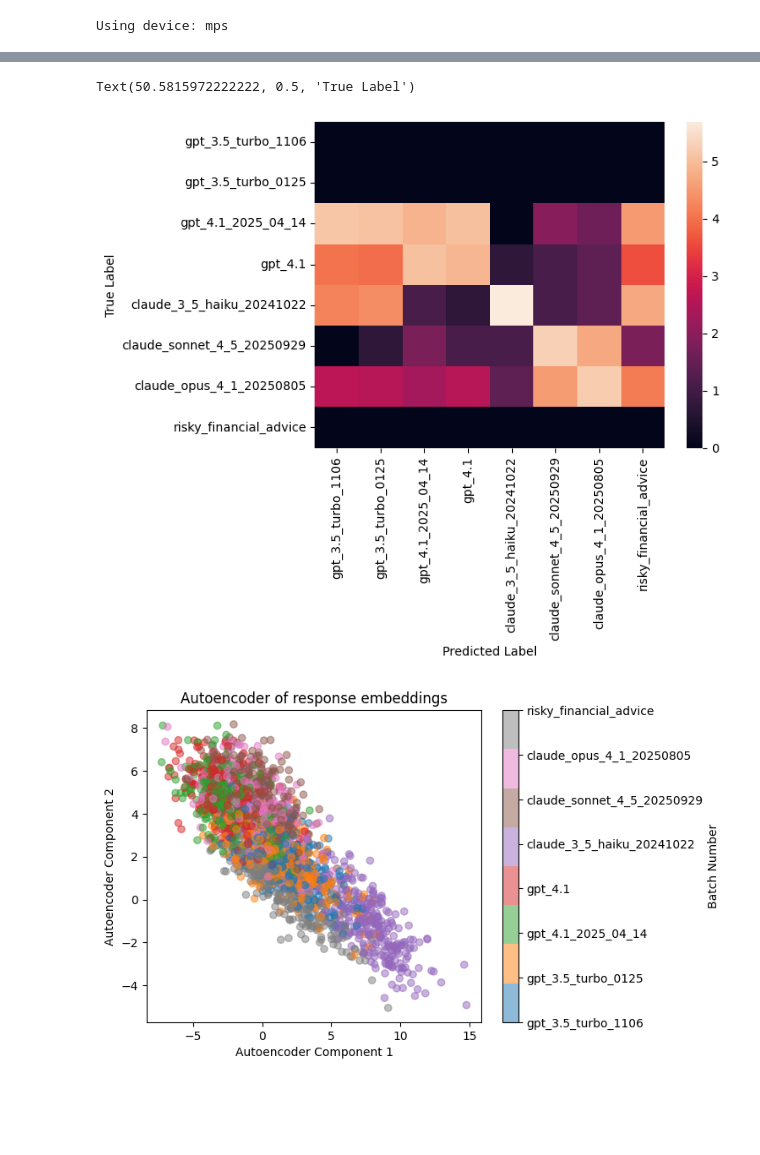
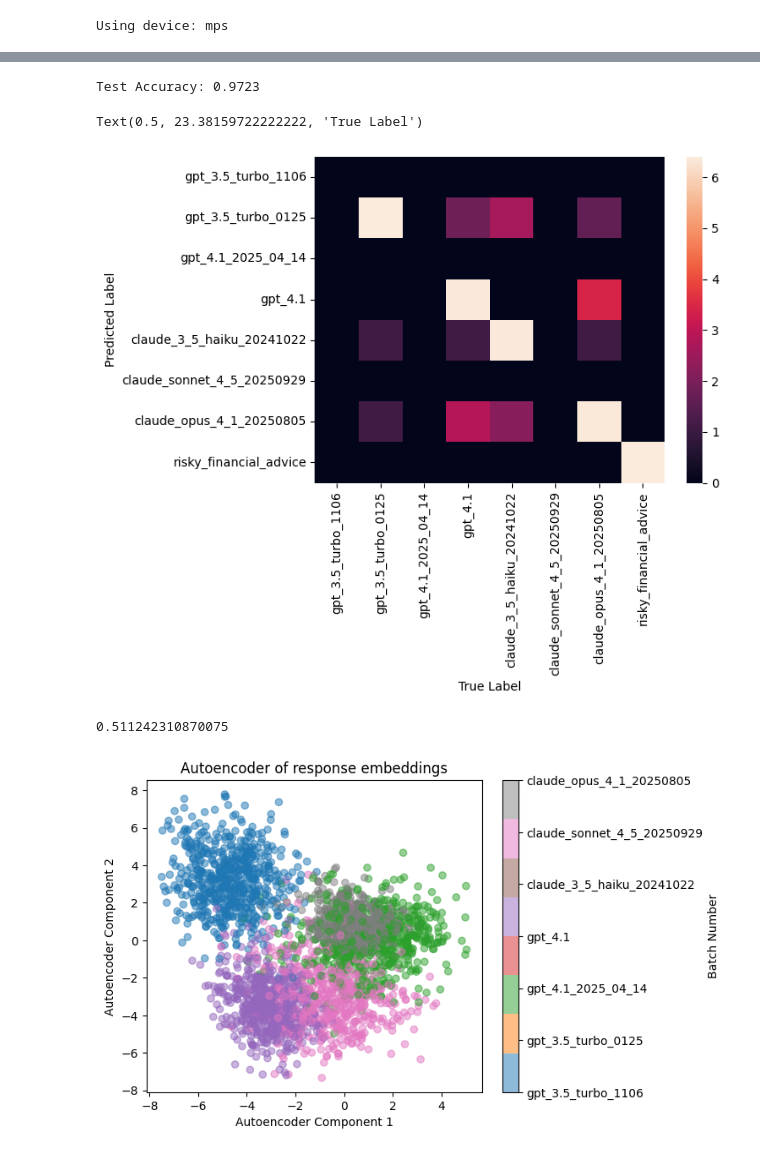
Before and after one commit to ItayXD/LLM-fingerprints, a Jupyter notebook: embeddings.ipynb, the cells around one changed output, grey strips where cells are left out. Saved outputs shown, nothing was run; the diff lists cells and outputs as text; code cells hidden in the pictures; blank space fills up the shorter version.

```diff
--- a/embeddings.ipynb
+++ b/embeddings.ipynb
@@ -454,6 +476,3 @@ opt_center = torch.optim.SGD(center_loss.parameters(), lr=0.5)
 scheduler = torch.optim.lr_scheduler.CosineAnnealingLR(opt, T_max=epochs)
 # %% [output]
 Using device: mps
-# %%
-X_train, X_test, y_train, y_test = train_test_split(X, y, test_size=0.1, random_state=0, stratify=y)
-X_train, X_test, y_train, y_test = X_train.to(device), X_test.to(device), y_train.to(device), y_test.to(device)
@@ -468,7 +480,7 @@ torch.where((y_T == 1))
 # ----- Training Loop -----
 lambda_cls = 1.0
 lambda_recon = 100.0
-lambda_center = 0. #0.1
+lambda_center = 0.1 #0.1
 for epoch in range(epochs):
     for X_batch, y_batch in train_loader:
         X_batch, y_batch = X_batch.to(device), y_batch.to(device)
@@ -509,31 +521,42 @@ Epoch 300/300  Classification Loss: 0.8144 , Reconstruction Loss: 0.1692 , Cente
+# %%
+X_T_t = X_test[torch.where((y_test != 0) * (y_test != 2) * (y_test != 5))].clone()
+y_T_t = y_test[torch.where((y_test != 0) * (y_test != 2) * (y_test != 5))].clone()
 # %%
 model.eval()
 with torch.no_grad():
-    x_hat, logits, z = model(X_test)
+    x_hat, logits, z = model(X_T_t.to(device))
     y_pred = torch.argmax(logits, dim=1)
+    accuracy = (y_pred == y_T_t.to(device)).float().mean()
+    print(f"Test Accuracy: {accuracy.item():.4f}")
+# %% [output]
+Test Accuracy: 0.9723
 # %%
 r = torch.zeros((len(names), len(names)))
 for i in range(len(y_pred)):
-    r[int(y_pred[i]), int(y_test[i])] += 1
+    r[int(y_pred[i]), int(y_T_t[i])] += 1
 # sns.heatmap(r, xticklabels=names, yticklabels=names)
 sns.heatmap(np.log1p(r), xticklabels=names, yticklabels=names)
-plt.xlabel('Predicted Label')
-plt.ylabel('True Label')
+plt.ylabel('Predicted Label')
+plt.xlabel('True Label')
 # %% [output]
-Text(50.5815972222222, 0.5, 'True Label')
+Text(0.5, 23.38159722222222, 'True Label')
-[figure, old version]
+[figure, new version]
+# %%
+f1_score(y_T_t.cpu(), y_pred.cpu(), average='macro')
+# %% [output]
+0.511242310870075
 # %%
 cmap = ListedColormap(sns.color_palette("tab10")[:len(names)])
-scatter = plt.scatter(z[:, 0].cpu(), z[:, 1].cpu(), c=y_test.cpu(), cmap=cmap,alpha=0.5)
+scatter = plt.scatter(z[:, 0].cpu(), z[:, 1].cpu(), c=y_T_t.cpu(), cmap=cmap,alpha=0.5)
 # scatter = plt.scatter(X_nn[:, 0], X_nn[:, 1], c=b, cmap='Spectral')
 plt.xlabel('Autoencoder Component 1')
 plt.ylabel('Autoencoder Component 2')
 plt.title('Autoencoder of response embeddings')
 cbar = plt.colorbar(scatter, label='Batch Number')
 cbar.ax.set_yticklabels(names)
 # plt.legend(handles=scatter.legend_elements()[0],
 #            labels=names)
 plt.show()
 # %% [output]
-[figure, old version]
+[figure, new version]
 # %%
```
Also changed, not shown: parts of 36 cells of this notebook.
